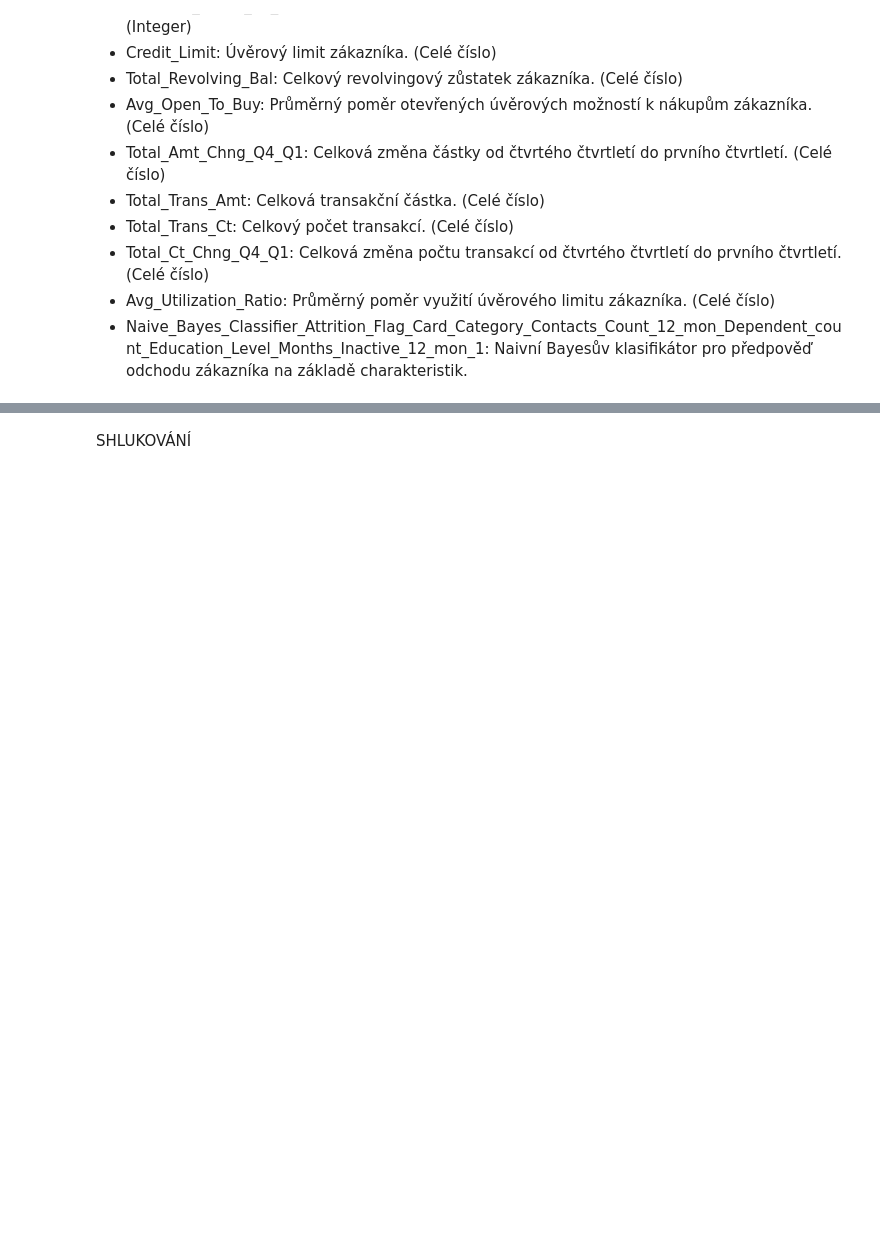
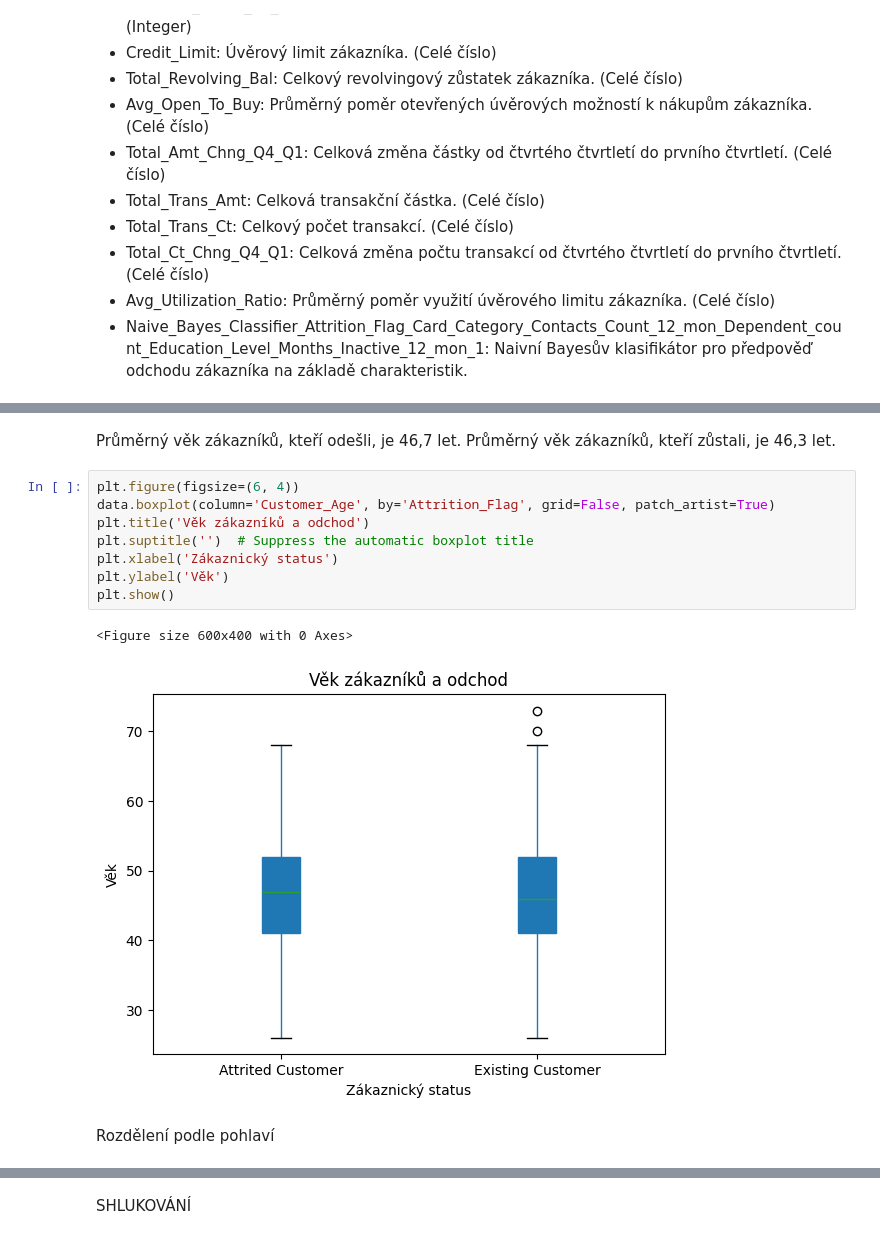
Before and after one commit to AlenaMochalina/Credit-card-attrition-analysis-in-Python, a Jupyter notebook: Credit-card-attrition-analysis-in-Python.ipynb, the cells around one changed output, grey strips where cells are left out. Saved outputs shown, nothing was run; the diff lists cells and outputs as text; blank space fills up the shorter version.

```diff
--- a/Credit-card-attrition-analysis-in-Python.ipynb
+++ b/Credit-card-attrition-analysis-in-Python.ipynb
@@ -66,0 +153,16 @@ PŘÍPRAVA DAT PRO KLASIFIKACI
+# %% [markdown]
+Průměrný věk zákazníků, kteří odešli, je 46,7 let.
+Průměrný věk zákazníků, kteří zůstali, je 46,3 let.
+# %%
+plt.figure(figsize=(6, 4))
+data.boxplot(column='Customer_Age', by='Attrition_Flag', grid=False, patch_artist=True)
+plt.title('Věk zákazníků a odchod')
+plt.suptitle('')  # Suppress the automatic boxplot title
+plt.xlabel('Zákaznický status')
+plt.ylabel('Věk')
+plt.show()
+# %% [output]
+<Figure size 600x400 with 0 Axes>
+[figure, added]
+# %% [markdown]
+Rozdělení podle pohlaví
```
Also changed, not shown: parts of 55 cells of this notebook.
